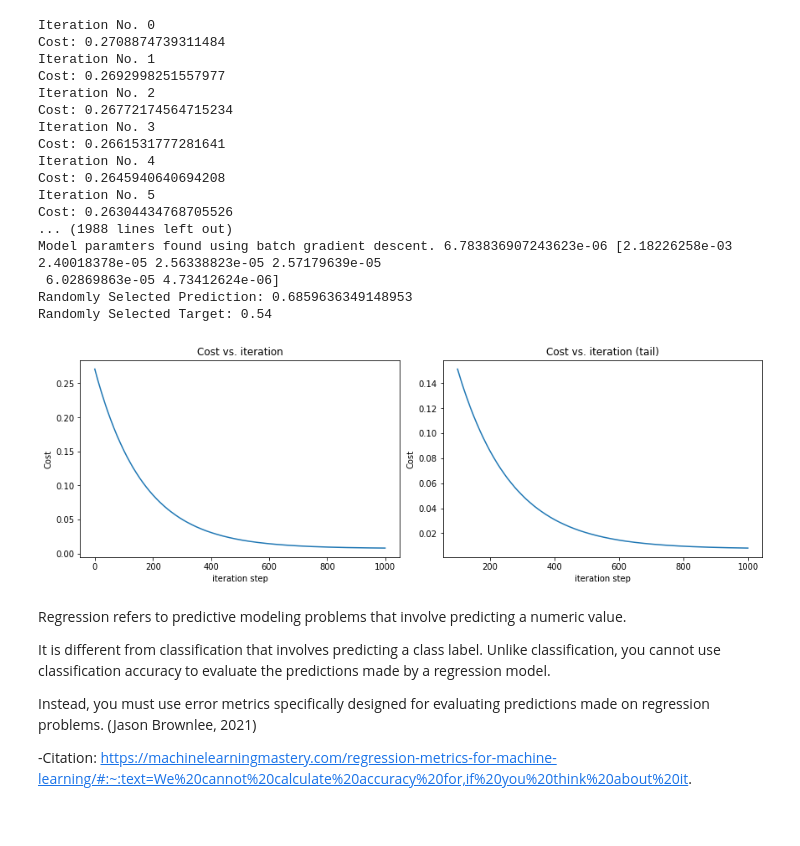
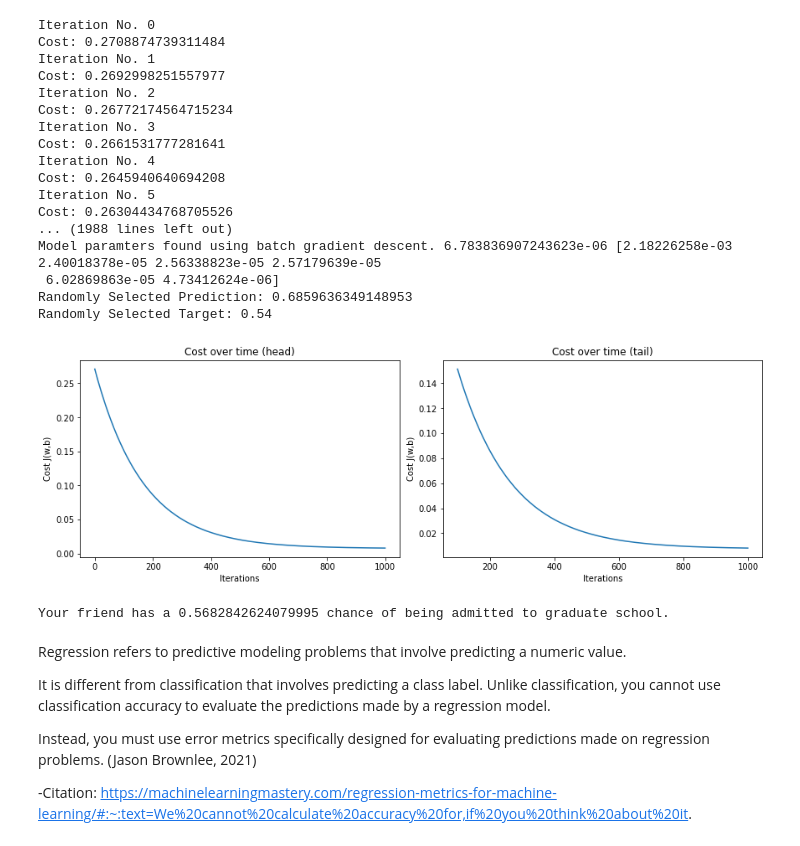
Before and after one commit to JoshuaPark823/MachineLearning_From_Scratch, a Jupyter notebook: Regression/Graduate_Admissions_Prediction/GraduateAdmissions_Model.ipynb, the cells around one changed output. Cells and saved outputs as stored; diff of their text form; code cells hidden in the pictures.

```diff
--- a/Regression/Graduate_Admissions_Prediction/GraduateAdmissions_Model.ipynb
+++ b/Regression/Graduate_Admissions_Prediction/GraduateAdmissions_Model.ipynb
@@ -270,17 +268,16 @@ Model paramters found using batch gradient descent. 6.783836907243623e-06 [2.182
  6.02869863e-05 4.73412624e-06]
 Randomly Selected Prediction: 0.6859636349148953
 Randomly Selected Target: 0.54
-# %%
-# plot cost versus iteration
-fig, (ax1, ax2) = plt.subplots(1, 2, constrained_layout=True, figsize=(12, 4))
-ax1.plot(J_history)
-ax2.plot(100 + np.arange(len(J_history[100:])), J_history[100:])
-ax1.set_title("Cost vs. iteration");  ax2.set_title("Cost vs. iteration (tail)")
-ax1.set_ylabel('Cost')             ;  ax2.set_ylabel('Cost')
-ax1.set_xlabel('iteration step')   ;  ax2.set_xlabel('iteration step')
-plt.show()
-# %% [output]
-[figure, removed]
+# %%
+plot_cost(J_history)
+# %% [output]
+[figure, added]
+# %%
+friend_prediction = np.array(object=[260., 5., 5., 5., 8.5, 0.])
+
+print(f"Your friend has a {predict(friend_prediction, w, b)} chance of being admitted to graduate school.")
+# %% [output]
+Your friend has a 0.5682842624079995 chance of being admitted to graduate school.
 # %% [markdown]
 Regression refers to predictive modeling problems that involve predicting a numeric value.
 
```
Also changed, not shown: parts of 12 cells of this notebook.
